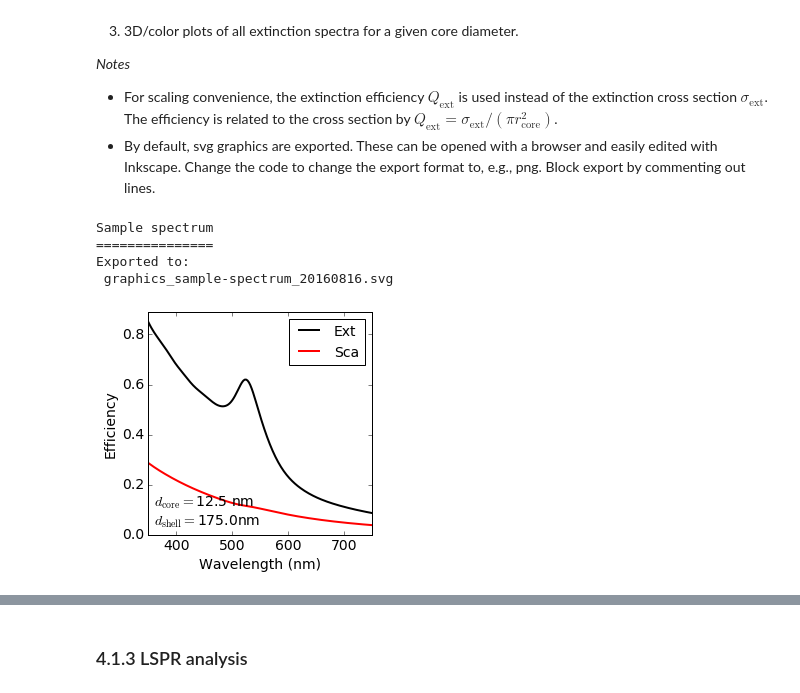
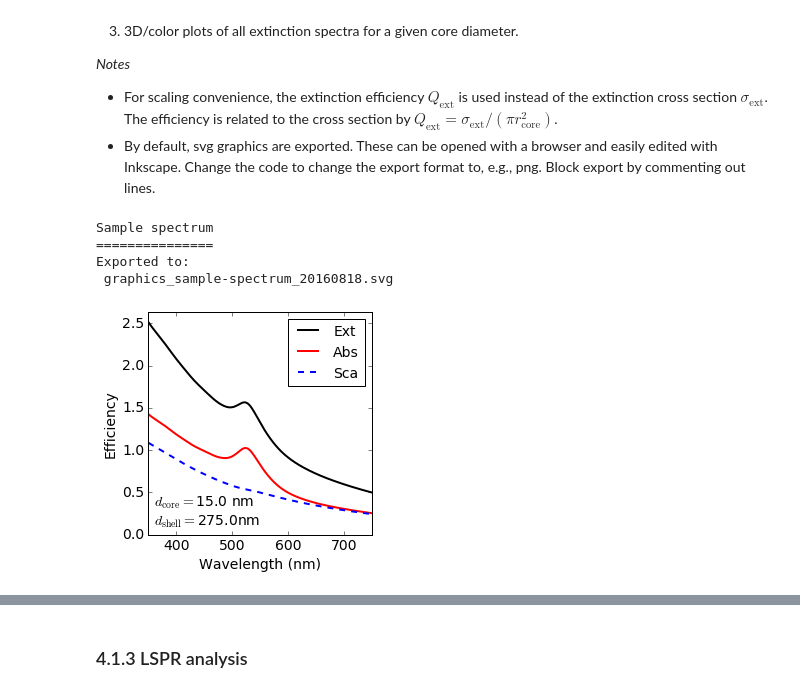
Before and after one commit to jpsfitz/nanooptics, a Jupyter notebook: AuNPs for 3D plasmonic crystals.ipynb, the cells around one changed output, grey strips where cells are left out. Cells and saved outputs as stored; diff of their text form; code cells hidden in the pictures.

```diff
--- a/AuNPs for 3D plasmonic crystals.ipynb
+++ b/AuNPs for 3D plasmonic crystals.ipynb
@@ -127,11 +127,11 @@ print("Set parameter limits for computation")
 print("====================================")
 
 # parameter limits
-rCoreMinnm, rCoreMaxnm, drCorenm = 2.5, 50., 1.25
-rShellMinnm, rShellMaxnm, drShellnm = 50, 251, 12.5
+rCoreMinnm, rCoreMaxnm, drCorenm = 2.5, 51., 1.25
+rShellMinnm, rShellMaxnm, drShellnm = 25, 251, 12.5
 wl0Minnm, wl0Maxnm, dwl0nm = 350, 751, 2.5
-lmax = 6
-cpuTimeSec = 1.333e-3
+lmax = 5
+cpuTimeSec = 0.965e-3
 
 # check for lmax convergence
 lmaxConvergeTable = []
@@ -151,6 +151,7 @@ wl0Maxnm = np.amax(wl0Listnm)
 print("Actual parameter ranges:")
 print("  core radius (nm):",[rCoreMinnm, rCoreMaxnm],"x",drCorenm)
 print("  shell radius (nm):",[rShellMinnm, rShellMaxnm],"x",drShellnm)
+print("    (shell radius will not be less than core radius)")
 print("  vacuum wavelength (nm):",[wl0Minnm, wl0Maxnm],"x",dwl0nm)
 
 # contruct parameter list
@@ -158,6 +159,7 @@ paramList = []
 for rCorenm in rCoreListnm:
     for rShellnm in rShellListnm:
         for wl0nm in wl0Listnm:
+            if rShellnm < rCorenm: rShellnm = rCorenm + 0.1 # Shell radius cannot be less than core radius
             paramList.append([rCorenm, rShellnm, wl0nm])
 paramArray = np.asarray(paramList)
 Nsims = paramArray.shape[0]
@@ -234,8 +237,8 @@ print('Sample spectrum')
 print('===============')
 def plotAndSave ():
     ## Input data
-    dCorenm = 2*rCoreListnm[3]
-    dShellnm = 2*rShellListnm[3]
+    dCorenm = 2*rCoreListnm[4]
+    dShellnm = 2*rShellListnm[9]
     sortByShell = spectraAuLSPRArray[:,2] == dShellnm
     plotArray = spectraAuLSPRArray[sortByShell]
     sortByCore = plotArray[:,1] == dCorenm
@@ -247,40 +250,41 @@ def plotAndSave ():
 
     ## Specific format options
     pylab.plot(x, y, color='black', linewidth=2, label="Ext")
-    pylab.plot(x, ySca, color='red', linewidth=2, label="Sca")
+    pylab.plot(x, yAbs, color='red', linewidth=2, label="Abs")
+    pylab.plot(x, ySca, '--', color='blue', linewidth=2, label="Sca")
     pylab.xlabel("Wavelength (nm)")
     pylab.ylabel("Efficiency")
     figText = '$d_{\mathrm{core}}=$'+str(dCorenm)+' nm'+'\n'+'$d_{\mathrm{shell}}=$'+str(dShellnm)+'nm'
     pylab.text(xLimits[0]+0.025*dx, yLimits[0]+0.025*dy, figText, verticalalignment='bottom', horizontalalignment='left')
     pylab.legend(loc='upper right', fontsize=14)
 
     ## General format options
     aspectRatio = dx/dy
     figWidthcm = 8.9
     figSizein = [figWidthcm/2.54, aspectRatio*figWidthcm/2.54]
     fig = pylab.figure(1, figsize=(figSizein[0],figSizein[1]))
     pylab.subplot(111)
     pylab.rcParams.update({'font.size': 14})
     pylab.axes().set_aspect(aspectRatio)
     pylab.xlim(xLimits[0], xLimits[1])
     pylab.ylim(yLimits[0], yLimits[1])
     pylab.locator_params(nbins=7)
 
     ## Save and display
     timestamp = ('{:%Y%m%d}'.format(datetime.datetime.now()))
     exportFormat = '.svg'
     filename = "graphics_"+"sample-spectrum_" + timestamp + exportFormat
     pylab.savefig(filename, transparent=True)
     print("Exported to:\n", filename)
     pylab.show()
 
 plotAndSave()
 # %% [output]
 Sample spectrum
 ===============
 Exported to:
- graphics_sample-spectrum_20160816.svg
+ graphics_sample-spectrum_20160818.svg
-[figure, old version]
+[figure, new version]
 # %%
 print('Extinction efficiency')
 print('3D/color graphs by shell diameter')
```
Also changed, not shown: parts of 11 cells of this notebook.
